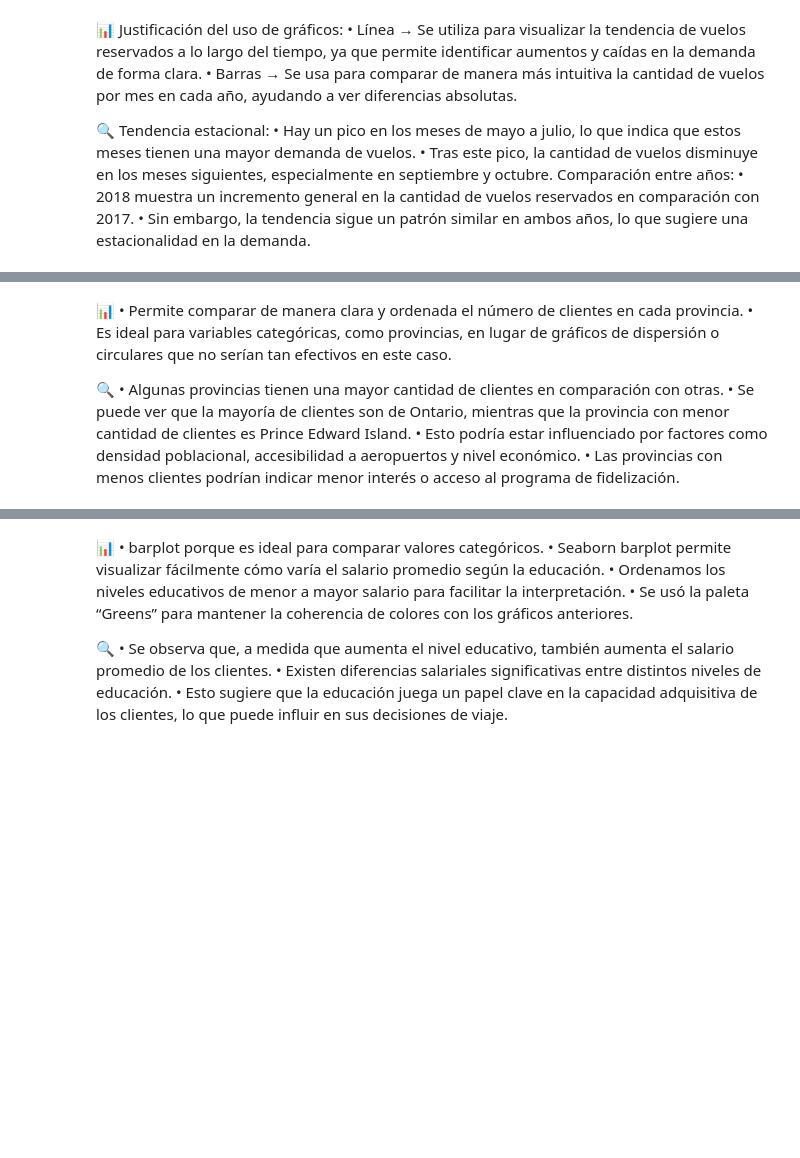
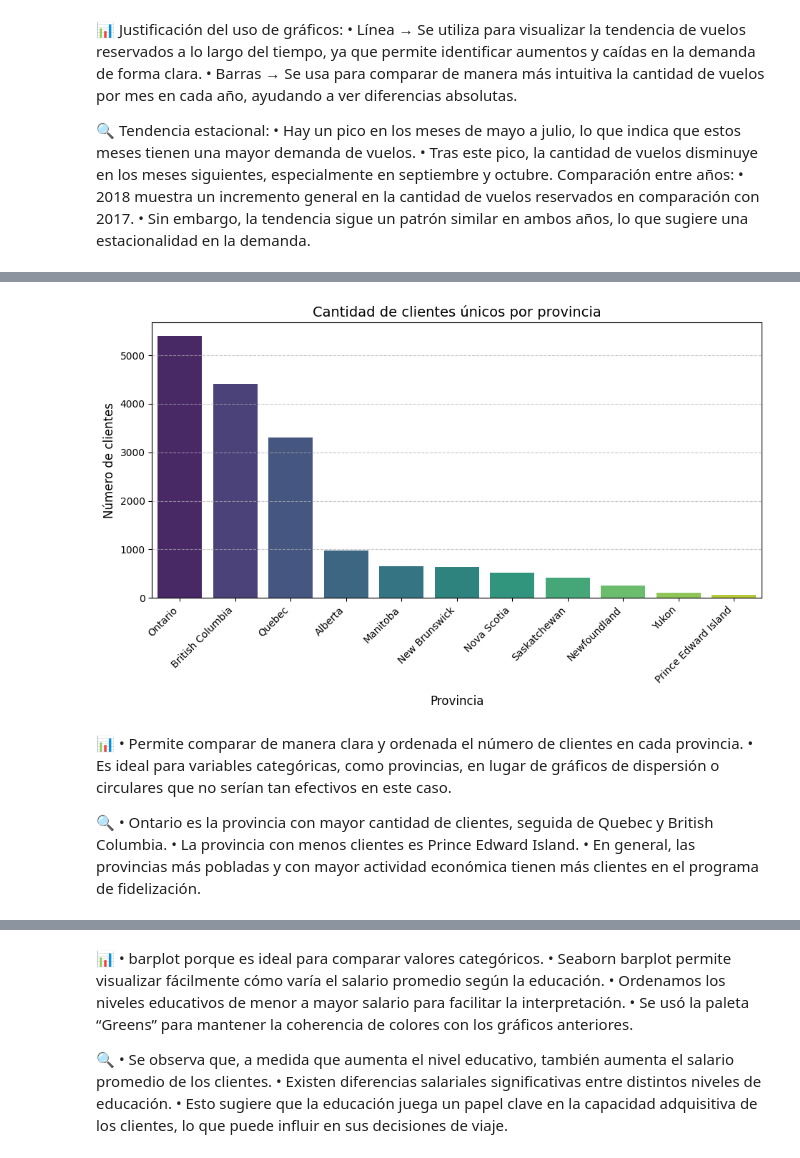
Before and after one commit to sara-rico/evaluacion-modulo3-SaraRico-aerolineas, a Jupyter notebook: evaluacion-modulo3-final-SaraRico-aerolineas.ipynb, the cells around one changed output, grey strips where cells are left out. Saved outputs shown, nothing was run; the diff lists cells and outputs as text; code cells hidden in the pictures; blank space fills up the shorter version.

```diff
--- a/evaluacion-modulo3-final-SaraRico-aerolineas.ipynb
+++ b/evaluacion-modulo3-final-SaraRico-aerolineas.ipynb
@@ -218,37 +326,38 @@ plt.show()
 # %%
 # 2.3 - Distribución de clientes por provincia
 
 # Eliminamos duplicados para contar clientes únicos
 df_unique_clients = df_merged.drop_duplicates(subset="Loyalty Number")
 
-# Contamos la cantidad de clientes únicos por provincia
-clientes_por_provincia = df_unique_clients["Province"].value_counts()
+# Contamos la cantidad de clientes únicos por provincia y ordenamos de mayor a menor
+clientes_por_provincia = df_unique_clients["Province"].value_counts().sort_values(ascending=False)
 
 # Visualización de la distribución de clientes por provincia
 plt.figure(figsize=(11, 5))
 sns.barplot(x=clientes_por_provincia.index,
             y=clientes_por_provincia.values,
-            hue=clientes_por_provincia.index,  # Añadimos hue para evitar el warning
+            hue=clientes_por_provincia.index,
             palette="viridis")  # Se usa una paleta de colores con suficientes tonos
 
 # Ajustes visuales
 plt.title("Cantidad de clientes únicos por provincia", fontsize=14)
 plt.xlabel("Provincia", fontsize=12, labelpad=10)  # Ajuste del padding del xlabel
 plt.ylabel("Número de clientes", fontsize=12)
 
 # Rotamos las etiquetas y las alineamos hacia la izquierda
 plt.xticks(rotation=45, ha="right")  # Alinear etiquetas a la derecha para que se vean más a la izquierda
 plt.grid(axis="y", linestyle="--", alpha=0.7)
 
 plt.show()
+# %% [output]
+[figure, added]
 # %% [markdown]
 📊 	•	Permite comparar de manera clara y ordenada el número de clientes en cada provincia.
 	•	Es ideal para variables categóricas, como provincias, en lugar de gráficos de dispersión o circulares que no serían tan efectivos en este caso.
 
-🔍 	•	Algunas provincias tienen una mayor cantidad de clientes en comparación con otras.
-	•	Se puede ver que la mayoría de clientes son de Ontario, mientras que la provincia con menor cantidad de clientes es Prince Edward Island.
-	•	Esto podría estar influenciado por factores como densidad poblacional, accesibilidad a aeropuertos y nivel económico.
-	•	Las provincias con menos clientes podrían indicar menor interés o acceso al programa de fidelización.
+🔍 	•	Ontario es la provincia con mayor cantidad de clientes, seguida de Quebec y British Columbia.
+	•	La provincia con menos clientes es Prince Edward Island.
+	•	En general, las provincias más pobladas y con mayor actividad económica tienen más clientes en el programa de fidelización.
 # %%
 # 2.4 - Comparación del salario promedio por nivel educativo
 
```
Also changed, not shown: parts of 22 cells of this notebook, 1 other file.
